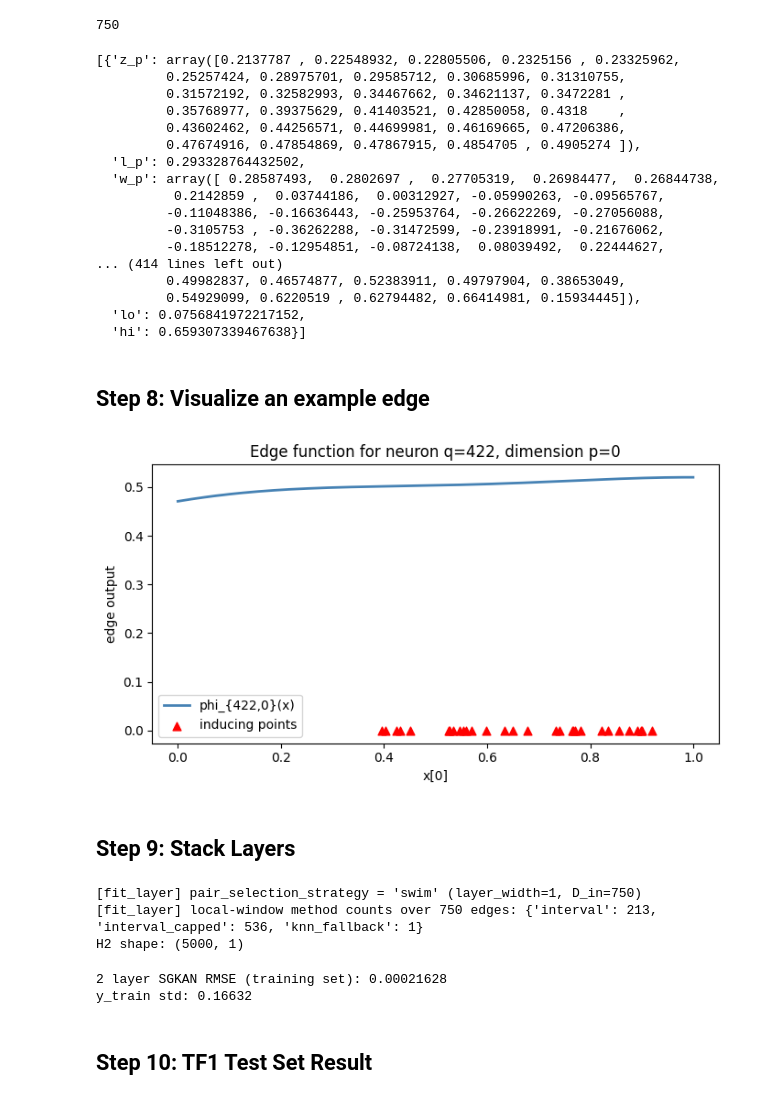
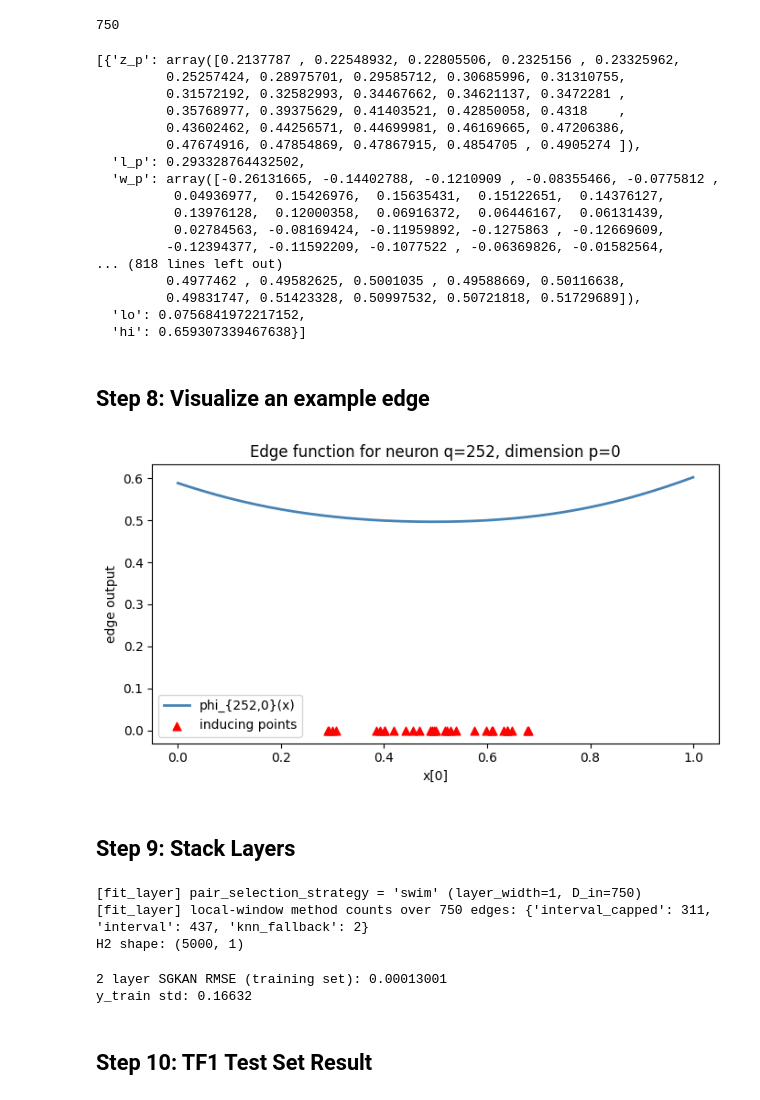
Before and after one commit to gizemnurdali/swim-meets-kans, a Jupyter notebook: sgkan/sgkan_notebook.ipynb, the cells around one changed output. Drawn from its saved outputs; the diff is of its cells as text; code cells hidden in the pictures.

Commit message:
Run sgkan benchmarking notebook

```diff
--- a/sgkan/sgkan_notebook.ipynb
+++ b/sgkan/sgkan_notebook.ipynb
@@ -280,23 +280,33 @@ def fit_layer(
                 period=period)
 
             # Algorithm 4: Edge-level Ridge Regression
-            edge_model = Ridge(alpha=alpha_edge, fit_intercept=False)
+            edge_model = Ridge(alpha=alpha_edge, fit_intercept=True, solver="svd")
             edge_model.fit(k_local, local_y)
             w_p = edge_model.coef_
-
+            b_p = edge_model.intercept_
+            local_pred = edge_model.predict(k_local)
             # Evaluate this edge on the full training set, using the SAME l_p as fit
             # Kernel similarity between points and the fixed inducing points
             k_train = apply_kernel(X[:, p], z_p, l_p, kernel_type=kernel_type, period=period)
             # Weighted sum -> this edge's output for each query point
             # Store fixed paramaters to use it later
-            edge_outputs.append(k_train @ w_p)
-            edge_params.append({"z_p": z_p, "l_p": l_p, "w_p": w_p, "local_y": local_y, "lo": lo, "hi": hi})
+            edge_outputs.append(edge_model.predict(k_train))
+            edge_params.append({
+                "z_p": z_p,
+                "l_p": l_p,
+                "w_p": w_p,
+                "b_p": b_p,
+                "local_y": local_y,
+                "local_pred": local_pred,
+                "lo": lo,
+                "hi": hi,
+            })
 
         # Algorithm 5: Neuron Construction
         # (N, D_in) -- one column per edge output, each column denotes one edge result
         edge_outputs = np.column_stack(edge_outputs)
 
-        neuron_model = Ridge(alpha=alpha_neuron, fit_intercept=True)
+        neuron_model = Ridge(alpha=alpha_neuron, fit_intercept=True, solver="svd")
         neuron_model.fit(edge_outputs, y)
         H[:, q] = neuron_model.predict(edge_outputs)
 
@@ -371,14 +381,14 @@ neurons1[0]["edge_params"]
          0.43602462, 0.44256571, 0.44699981, 0.46169665, 0.47206386,
          0.47674916, 0.47854869, 0.47867915, 0.4854705 , 0.4905274 ]),
   'l_p': 0.293328764432502,
-  'w_p': array([ 0.28587493,  0.2802697 ,  0.27705319,  0.26984477,  0.26844738,
-          0.2142859 ,  0.03744186,  0.00312927, -0.05990263, -0.09565767,
-         -0.11048386, -0.16636443, -0.25953764, -0.26622269, -0.27056088,
-         -0.3105753 , -0.36262288, -0.31472599, -0.23918991, -0.21676062,
-         -0.18512278, -0.12954851, -0.08724138,  0.08039492,  0.22444627,
-... (414 lines left out)
-         0.49982837, 0.46574877, 0.52383911, 0.49797904, 0.38653049,
-         0.54929099, 0.6220519 , 0.62794482, 0.66414981, 0.15934445]),
+  'w_p': array([-0.26131665, -0.14402788, -0.1210909 , -0.08355466, -0.0775812 ,
+          0.04936977,  0.15426976,  0.15635431,  0.15122651,  0.14376127,
+          0.13976128,  0.12000358,  0.06916372,  0.06446167,  0.06131439,
+          0.02784563, -0.08169424, -0.11959892, -0.1275863 , -0.12669609,
+         -0.12394377, -0.11592209, -0.1077522 , -0.06369826, -0.01582564,
+... (818 lines left out)
+         0.4977462 , 0.49582625, 0.5001035 , 0.49588669, 0.50116638,
+         0.49831747, 0.51423328, 0.50997532, 0.50721818, 0.51729689]),
   'lo': 0.0756841972217152,
   'hi': 0.659307339467638}]
 # %% [markdown]
@@ -386,31 +396,30 @@ neurons1[0]["edge_params"]
 # %%
 # Pick a specific neuron and dimension to inspect
 q_example, p_example = np.random.randint(layer_width_1), np.random.randint(tf1_x_train.shape[1])
-q_example = 422
-p_example= 0
 # take random neuron q
 neuron = neurons1[q_example]
 # take the edge parameters for random dimension p
 edge_p = neuron["edge_params"][p_example]
 z_p = edge_p["z_p"]
 l_p = edge_p["l_p"]
 w_p = edge_p["w_p"]
+b_p = edge_p["b_p"]
 
 # Evaluate the fitted edge function on a dense grid over the actual data range
 x_dense = np.linspace(tf1_x_train[:, p_example].min(), tf1_x_train[:, p_example].max(), 200)
-edge_curve = apply_kernel(x_dense, z_p, l_p, kernel_type=neuron["kernel_type"], period=neuron["period"]) @ w_p
+edge_curve = apply_kernel(x_dense, z_p, l_p, kernel_type=neuron["kernel_type"], period=neuron["period"]) @ w_p + b_p
 
 plt.figure(figsize=(7, 4))
 plt.plot(x_dense, edge_curve, color="steelblue", lw=2, label=f"phi_{{{q_example},{p_example}}}(x)")
 plt.scatter(z_p, np.zeros_like(z_p), color="red", marker="^", s=40, label="inducing points")
 plt.xlabel(f"x[{p_example}]")
 plt.ylabel("edge output")
 plt.title(f"Edge function for neuron q={q_example}, dimension p={p_example}")
 plt.legend()
 plt.tight_layout()
 plt.show()
 # %% [output]
-[figure, old version]
+[figure, new version]
 # %% [markdown]
 ## Step 9: Stack Layers
 # %%
@@ -427,7 +436,7 @@ H2, neurons2 = fit_layer(
 print("H2 shape:", H2.shape)
 # %% [output]
 [fit_layer] pair_selection_strategy = 'swim' (layer_width=1, D_in=750)
-[fit_layer] local-window method counts over 750 edges: {'interval': 213, 'interval_capped': 536, 'knn_fallback': 1}
+[fit_layer] local-window method counts over 750 edges: {'interval_capped': 311, 'interval': 437, 'knn_fallback': 2}
 H2 shape: (5000, 1)
 # %%
 y_pred_final = H2[:, 0]
@@ -436,7 +445,7 @@ rmse_final = np.sqrt(np.mean((y_pred_final - tf1_y_train) ** 2))
 print(f"2 layer SGKAN RMSE (training set): {rmse_final:.8f}")
 print(f"y_train std: {tf1_y_train.std():.5f}")
 # %% [output]
-2 layer SGKAN RMSE (training set): 0.00021628
+2 layer SGKAN RMSE (training set): 0.00013001
 y_train std: 0.16632
 # %% [markdown]
 ## Step 10: TF1 Test Set Result
```
Also changed, not shown: parts of 2 cells of this notebook, 13 other files.
